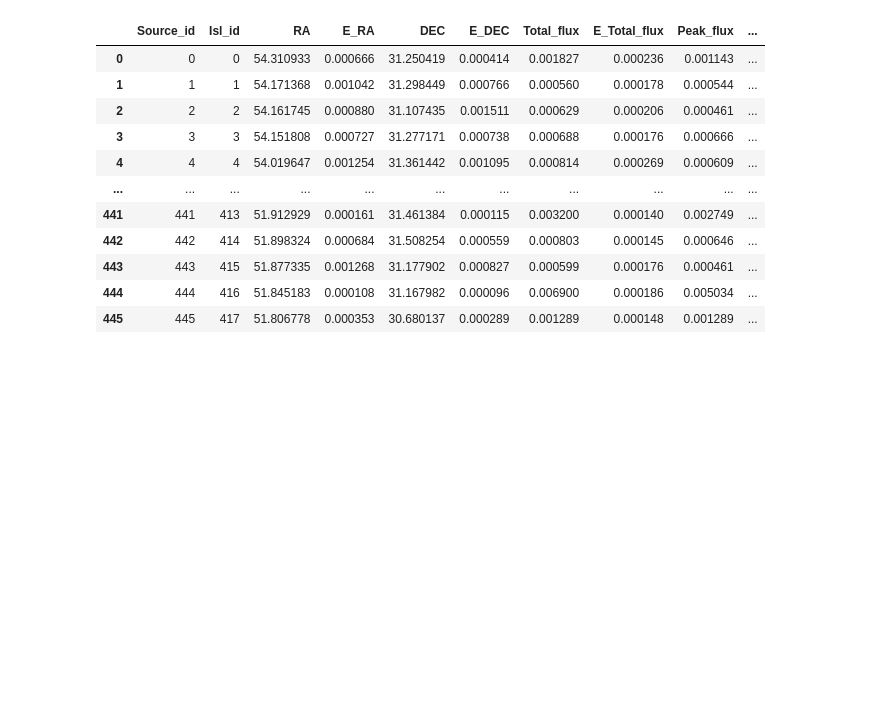
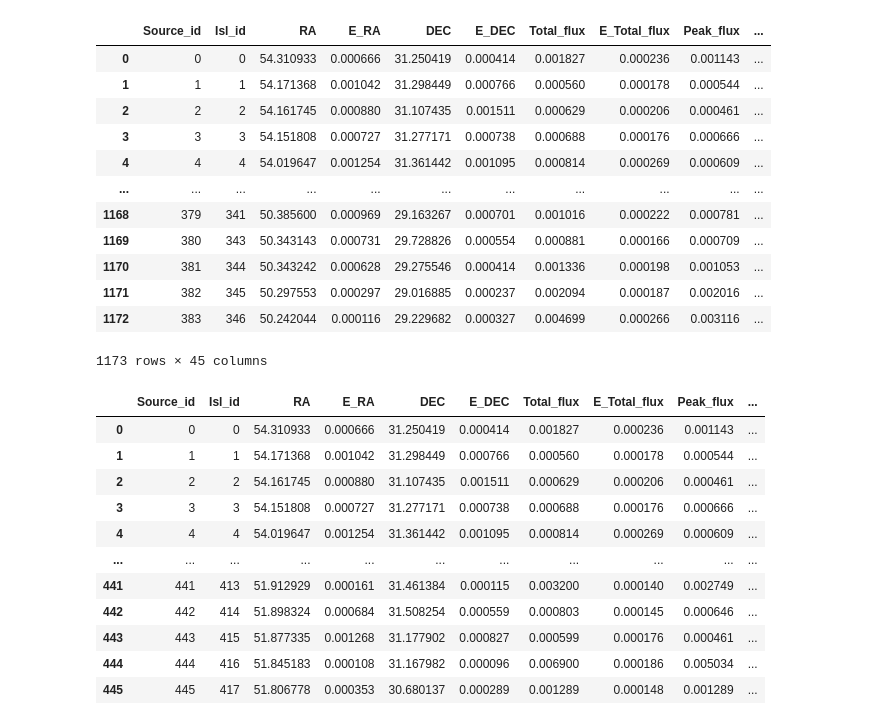
Before and after one commit to halehhajizadeh/VLA-Perseus, a Jupyter notebook: scripts/noise-extraction.ipynb, the cells around one changed output. Cells and saved outputs as stored; diff of their text form; code cells hidden in the pictures; blank space fills up the shorter version.

```diff
--- a/scripts/noise-extraction.ipynb
+++ b/scripts/noise-extraction.ipynb
@@ -18,12 +20,30 @@ column_names = [
 # Assuming 'file.srl' is the SRL file
 srl_file_path_1 = '../server/noise_detecting/03:32:04.530001_+31.05.04.00000-mosaic-fieldALL-StokesI-2.5arc-5000-1e-4-spwALL-pb0.06-cyclenit500.image.pybdsf.srl'
 srl_file_path_2 = '../server/noise_detecting/03:36:00.000000_+30.30.00.00001-mosaic-fieldALL-StokesI-2.5arc-5000-1e-4-spwALL-pb0.06-cyclenit500.image.pybdsf.srl'
-srl_file_path_3 = '../server/noise_detecting/03:25:30.000000_+29.29.59.99999-mosaic-fieldALL-StokesI-2.5arc-5000-1e-4-spwALL-pb0.06-cyclenit500.image.pybdsf.srl'
+srl_file_path_4 = '../server/noise_detecting/03:25:30.000000_+29.29.59.99999-mosaic-fieldALL-StokesI-2.5arc-5000-1e-4-spwALL-pb0.06-cyclenit500.image.pybdsf.srl'
 # %%
 # Read the SRL file into a DataFrame
 df_1 = pd.read_csv(srl_file_path_1, delim_whitespace=True, comment='#', names=column_names)
 df_2 = pd.read_csv(srl_file_path_2, delim_whitespace=True, comment='#', names=column_names)
-df_3 = pd.read_csv(srl_file_path_3, delim_whitespace=True, comment='#', names=column_names)
+df_4 = pd.read_csv(srl_file_path_3, delim_whitespace=True, comment='#', names=column_names)
+# %%
+merged_data = pd.concat([df_1, df_2, df_4], ignore_index=True)
+# %%
+merged_data
+# %% [output]
+|  | Source_id | Isl_id | RA | E_RA | DEC | E_DEC | Total_flux | E_Total_flux | Peak_flux | ... |
+| 0 | 0 | 0 | 54.310933 | 0.000666 | 31.250419 | 0.000414 | 0.001827 | 0.000236 | 0.001143 | ... |
+| 1 | 1 | 1 | 54.171368 | 0.001042 | 31.298449 | 0.000766 | 0.000560 | 0.000178 | 0.000544 | ... |
+| 2 | 2 | 2 | 54.161745 | 0.000880 | 31.107435 | 0.001511 | 0.000629 | 0.000206 | 0.000461 | ... |
+| 3 | 3 | 3 | 54.151808 | 0.000727 | 31.277171 | 0.000738 | 0.000688 | 0.000176 | 0.000666 | ... |
+| 4 | 4 | 4 | 54.019647 | 0.001254 | 31.361442 | 0.001095 | 0.000814 | 0.000269 | 0.000609 | ... |
+| ... | ... | ... | ... | ... | ... | ... | ... | ... | ... | ... |
+| 1168 | 379 | 341 | 50.385600 | 0.000969 | 29.163267 | 0.000701 | 0.001016 | 0.000222 | 0.000781 | ... |
+| 1169 | 380 | 343 | 50.343143 | 0.000731 | 29.728826 | 0.000554 | 0.000881 | 0.000166 | 0.000709 | ... |
+| 1170 | 381 | 344 | 50.343242 | 0.000628 | 29.275546 | 0.000414 | 0.001336 | 0.000198 | 0.001053 | ... |
+| 1171 | 382 | 345 | 50.297553 | 0.000297 | 29.016885 | 0.000237 | 0.002094 | 0.000187 | 0.002016 | ... |
+| 1172 | 383 | 346 | 50.242044 | 0.000116 | 29.229682 | 0.000327 | 0.004699 | 0.000266 | 0.003116 | ... |
+1173 rows × 45 columns
 # %%
 df_1
 # %% [output]
```
Also changed, not shown: parts of 20 cells of this notebook, 1 other file.
